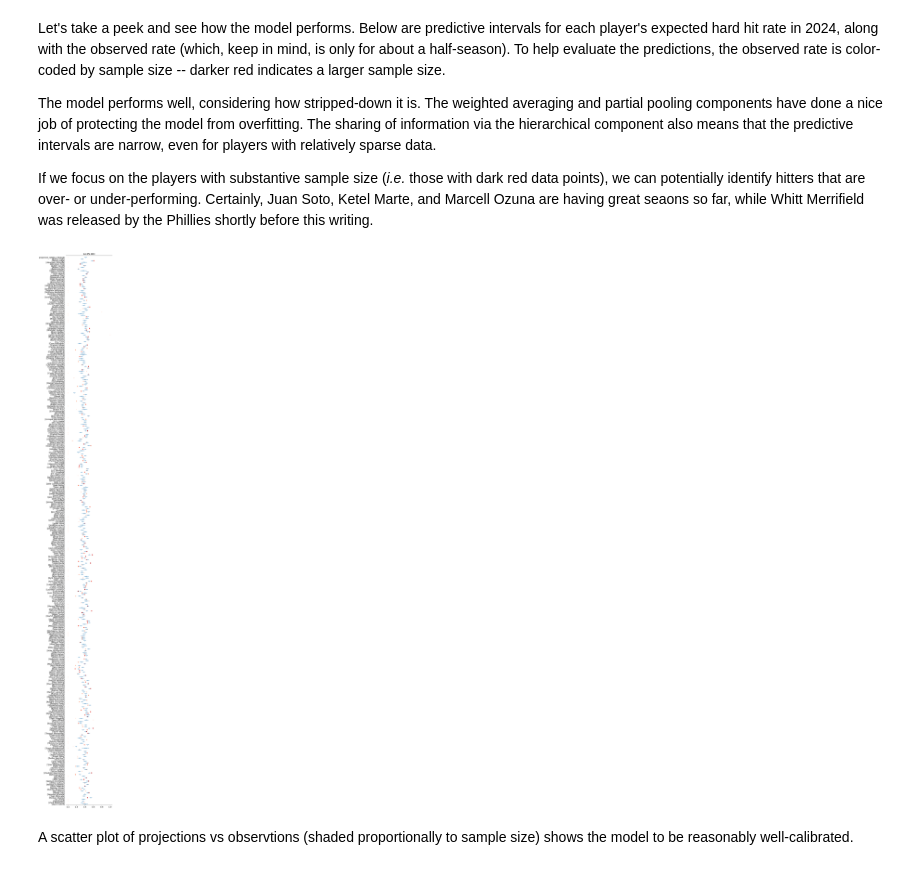
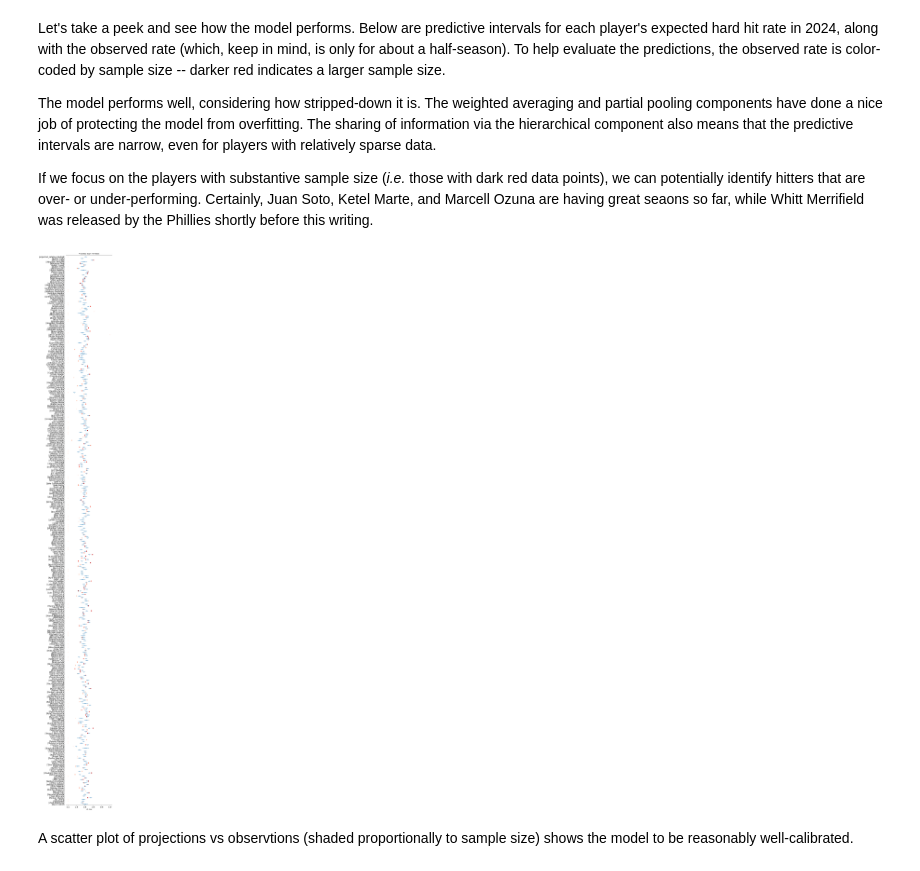
Before and after one commit to fonnesbeck/bayesian_marcel, a Jupyter notebook: marcel.ipynb, the cells around one changed output. Saved outputs shown, nothing was run; the diff lists cells and outputs as text; code cells hidden in the pictures.

```diff
--- a/marcel.ipynb
+++ b/marcel.ipynb
@@ -357,10 +356,12 @@ If we focus on the players with substantive sample size (*i.e.* those with dark
 # %%
 p_obs = (hard_hit_by_season['HardHit'] / hard_hit_by_season['Events'])[2024].fillna(0)
 
 axes = az.plot_forest(trace.predictions['projected_rate'], combined=True, figsize=(6, 72))
-axes[0].scatter(p_obs.values[::-1], axes[0].get_yticks(), c=list(hard_hit_by_season.Events[2024].fillna(0).values[::-1]), cmap='Reds');
+axes[0].scatter(p_obs.values[::-1], axes[0].get_yticks(), c=list(hard_hit_by_season.Events[2024].fillna(0).values[::-1]), cmap='Reds');""
+axes[0].set_title("Projected 2024 HR Rates")
+axes[0].set_xlabel("HR Rate");
 # %% [output]
-[figure, old version]
+[figure, new version]
 # %% [markdown]
 A scatter plot of projections vs observtions (shaded proportionally to sample size) shows the model to be reasonably well-calibrated.
 # %%
```
Also changed, not shown: parts of 10 cells of this notebook.
